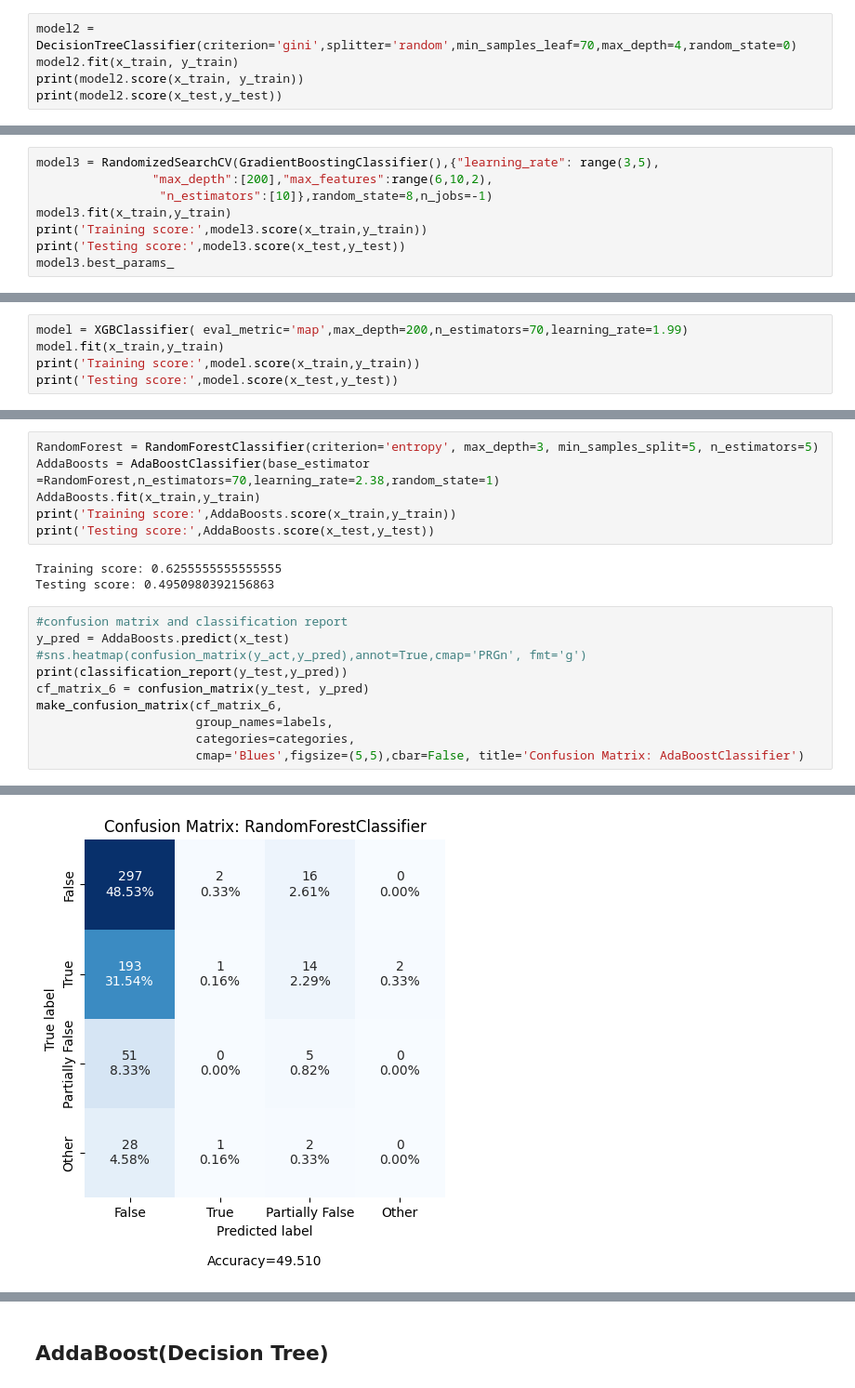
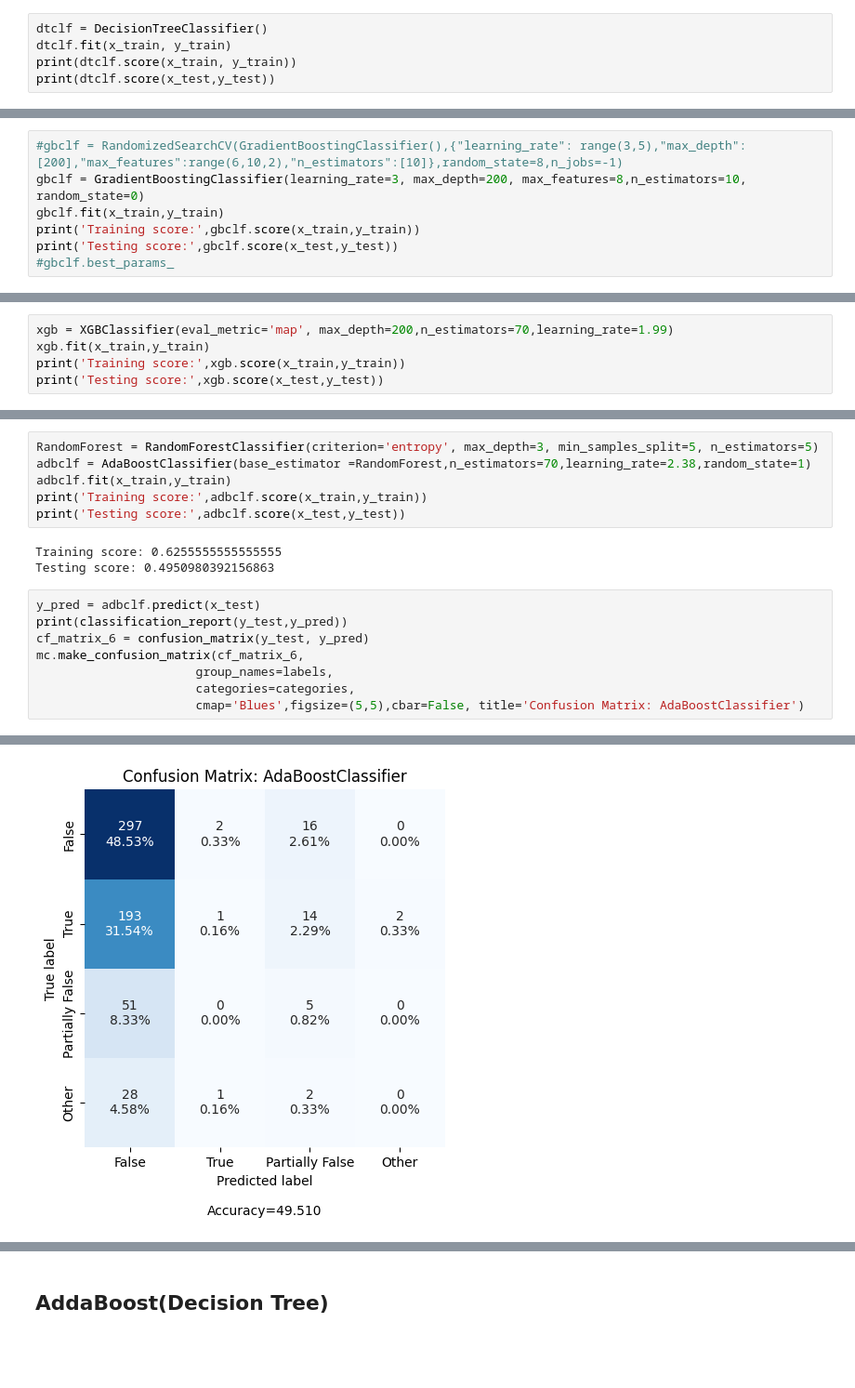
Before and after one commit to cgurkan/fake-news, a Jupyter notebook: FakeNewsPreprocess.ipynb, the cells around one changed output, grey strips where cells are left out. Shown at 93% size. Drawn from its saved outputs; the diff is of its cells as text; blank space fills up the shorter version.

```diff
--- a/FakeNewsPreprocess.ipynb
+++ b/FakeNewsPreprocess.ipynb
@@ -286,8 +158,8 @@ weighted avg       0.26      0.51      0.35       612
 # %% [markdown]
 ## Decision Tree classifier
 # %%
-model2 = DecisionTreeClassifier(criterion='gini',splitter='random',min_samples_leaf=70,max_depth=4,random_state=0)
-model2.fit(x_train, y_train)
-print(model2.score(x_train, y_train))
-print(model2.score(x_test,y_test))
+dtclf = DecisionTreeClassifier()
+dtclf.fit(x_train, y_train)
+print(dtclf.score(x_train, y_train))
+print(dtclf.score(x_test,y_test))
 # %% [output]
@@ -354,12 +207,11 @@ weighted avg       0.29      0.51      0.36       612
 # %% [markdown]
 ## GradientBoosting Classifier
 # %%
-model3 = RandomizedSearchCV(GradientBoostingClassifier(),{"learning_rate": range(3,5),
-                "max_depth":[200],"max_features":range(6,10,2),
-                 "n_estimators":[10]},random_state=8,n_jobs=-1)
-model3.fit(x_train,y_train)
-print('Training score:',model3.score(x_train,y_train))
-print('Testing score:',model3.score(x_test,y_test))
-model3.best_params_
+#gbclf = RandomizedSearchCV(GradientBoostingClassifier(),{"learning_rate": range(3,5),"max_depth":[200],"max_features":range(6,10,2),"n_estimators":[10]},random_state=8,n_jobs=-1)
+gbclf = GradientBoostingClassifier(learning_rate=3, max_depth=200, max_features=8,n_estimators=10, random_state=0)
+gbclf.fit(x_train,y_train)
+print('Training score:',gbclf.score(x_train,y_train))
+print('Testing score:',gbclf.score(x_test,y_test))
+#gbclf.best_params_
 # %% [output]
 Training score: 0.9988888888888889
@@ -390,10 +239,10 @@ weighted avg       0.42      0.43      0.39       612
 # %% [markdown]
 ## XGBoost classifier
 # %%
-model = XGBClassifier( eval_metric='map',max_depth=200,n_estimators=70,learning_rate=1.99)
-model.fit(x_train,y_train)
-print('Training score:',model.score(x_train,y_train))
-print('Testing score:',model.score(x_test,y_test))
+xgb = XGBClassifier(eval_metric='map', max_depth=200,n_estimators=70,learning_rate=1.99)
+xgb.fit(x_train,y_train)
+print('Training score:',xgb.score(x_train,y_train))
+print('Testing score:',xgb.score(x_test,y_test))
 # %% [output]
 Training score: 0.9988888888888889
 Testing score: 0.48366013071895425
@@ -423,32 +278,30 @@ weighted avg       0.51      0.48      0.45       612
 ## Ada_Boost(Random Forest)
 # %%
 RandomForest = RandomForestClassifier(criterion='entropy', max_depth=3, min_samples_split=5, n_estimators=5)
-AddaBoosts = AdaBoostClassifier(base_estimator =RandomForest,n_estimators=70,learning_rate=2.38,random_state=1)
-AddaBoosts.fit(x_train,y_train)
-print('Training score:',AddaBoosts.score(x_train,y_train))
-print('Testing score:',AddaBoosts.score(x_test,y_test))
+adbclf = AdaBoostClassifier(base_estimator =RandomForest,n_estimators=70,learning_rate=2.38,random_state=1)
+adbclf.fit(x_train,y_train)
+print('Training score:',adbclf.score(x_train,y_train))
+print('Testing score:',adbclf.score(x_test,y_test))
 # %% [output]
 Training score: 0.6255555555555555
 Testing score: 0.4950980392156863
 # %%
-#confusion matrix and classification report
-y_pred = AddaBoosts.predict(x_test)
-#sns.heatmap(confusion_matrix(y_act,y_pred),annot=True,cmap='PRGn', fmt='g')
+y_pred = adbclf.predict(x_test)
 print(classification_report(y_test,y_pred))
 cf_matrix_6 = confusion_matrix(y_test, y_pred)
-make_confusion_matrix(cf_matrix_6,
+mc.make_confusion_matrix(cf_matrix_6,
                       group_names=labels,
                       categories=categories,
                       cmap='Blues',figsize=(5,5),cbar=False, title='Confusion Matrix: AdaBoostClassifier')
 # %% [output]
               precision    recall  f1-score   support
 
            0       0.52      0.94      0.67       315
            1       0.25      0.00      0.01       210
            2       0.14      0.09      0.11        56
            3       0.00      0.00      0.00        31
 
     accuracy                           0.50       612
    macro avg       0.23      0.26      0.20       612
 weighted avg       0.37      0.50      0.36       612
-[figure, old version]
+[figure, new version]
```
Also changed, not shown: parts of 30 cells of this notebook.
